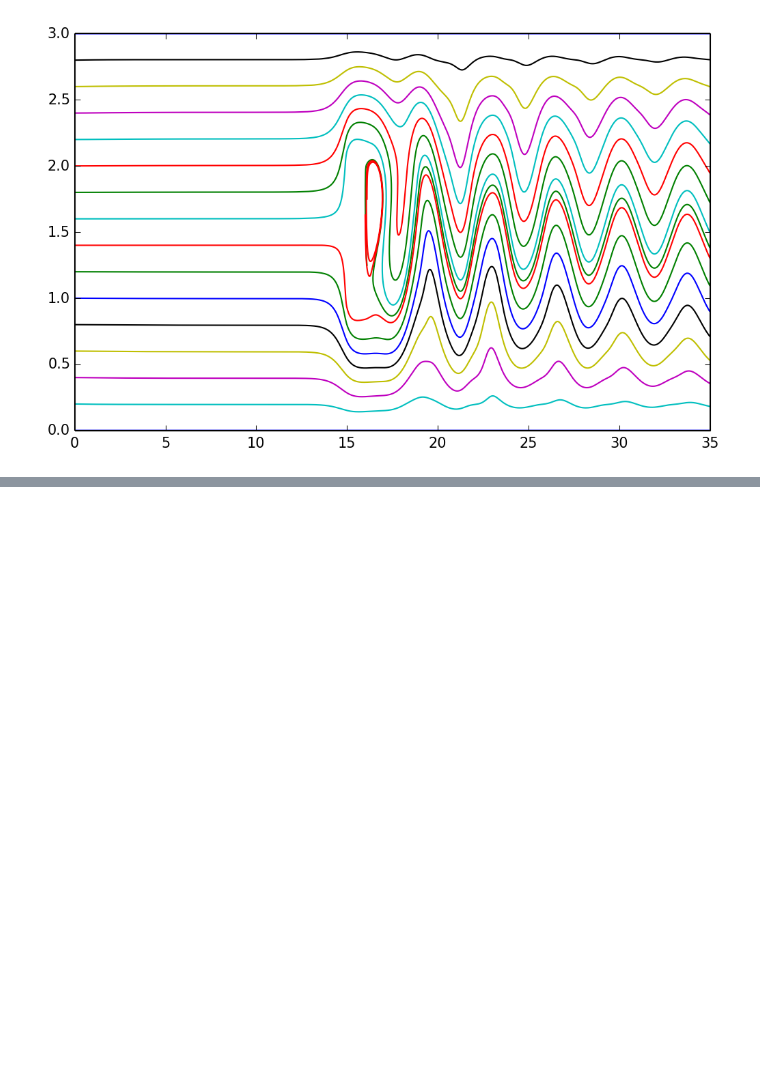
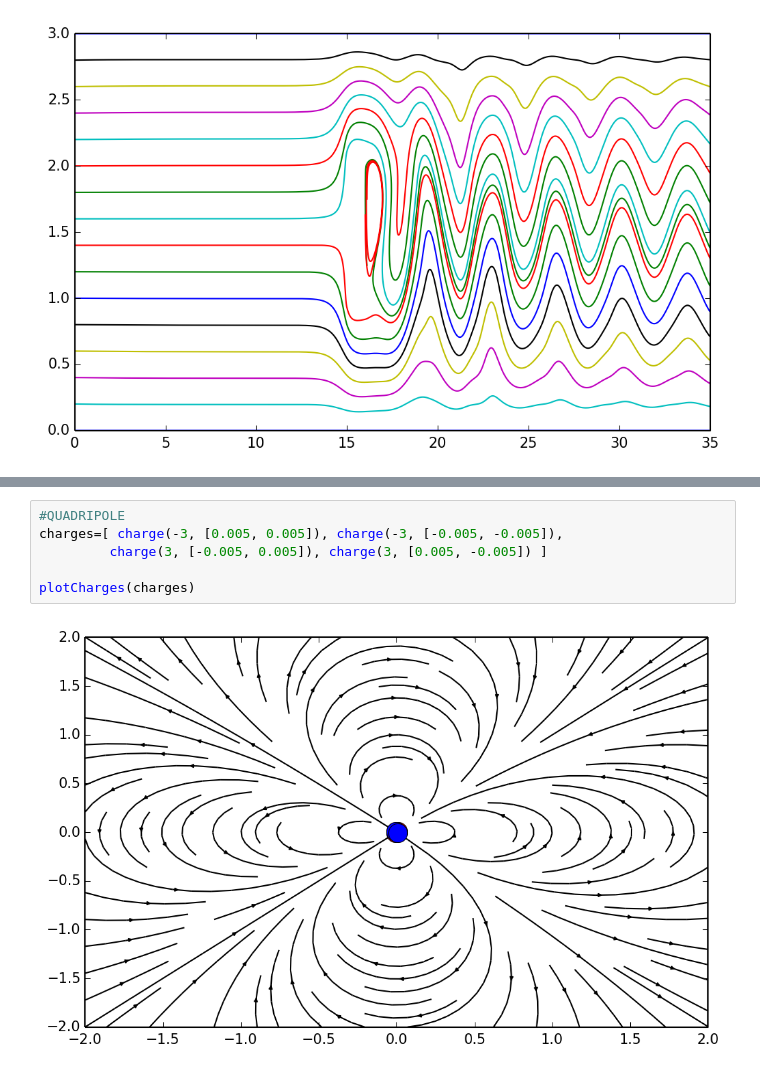
Before and after one commit to ljetibo/Notebooks, a Jupyter notebook: StreamlineFlow.ipynb, the cells around one changed output, grey strips where cells are left out. Saved outputs shown, nothing was run; the diff lists cells and outputs as text; blank space fills up the shorter version.

```diff
--- a/StreamlineFlow.ipynb
+++ b/StreamlineFlow.ipynb
@@ -240,0 +129,8 @@ plt.show()
+# %%
+#QUADRIPOLE
+charges=[ charge(-3, [0.005, 0.005]), charge(-3, [-0.005, -0.005]),
+         charge(3, [-0.005, 0.005]), charge(3, [0.005, -0.005]) ]
+
+plotCharges(charges)
+# %% [output]
+[figure, added]
```
Also changed, not shown: parts of 10 cells of this notebook.
